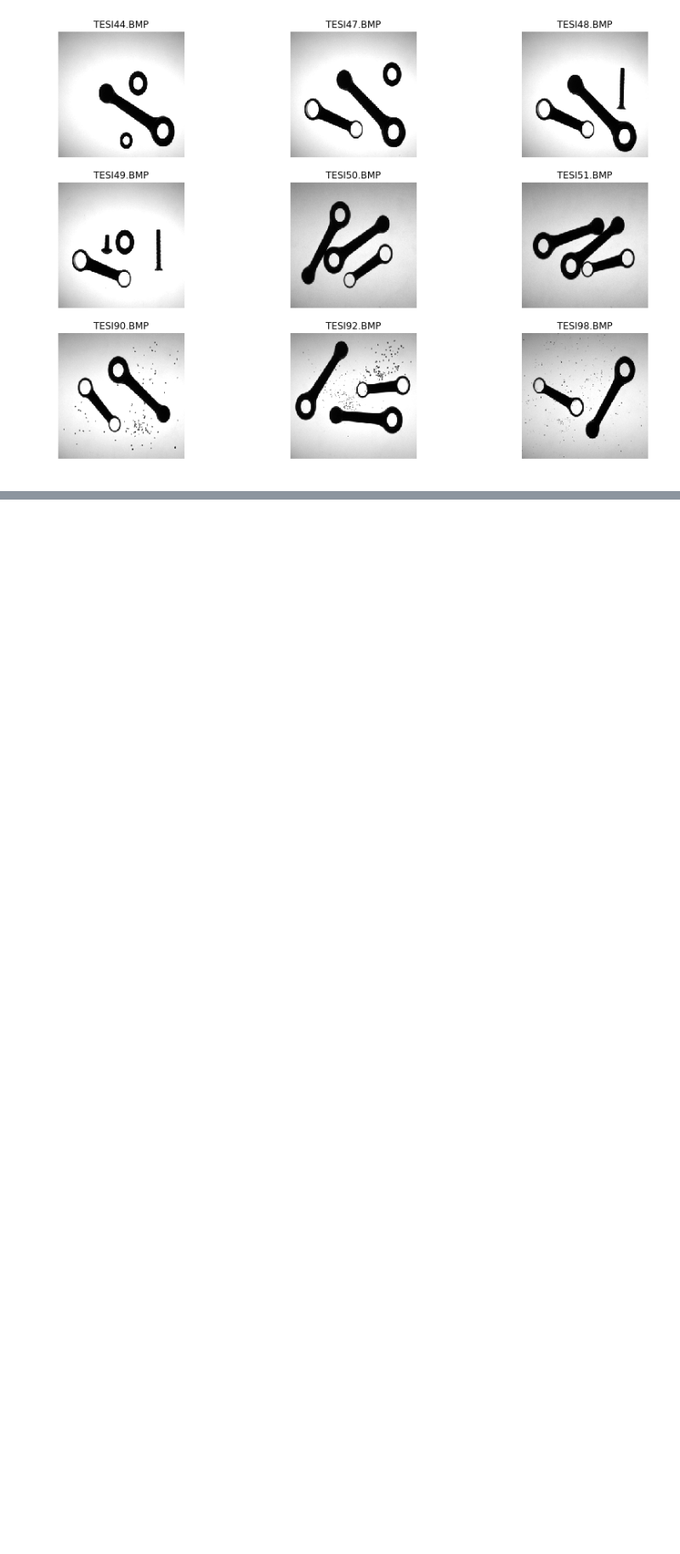
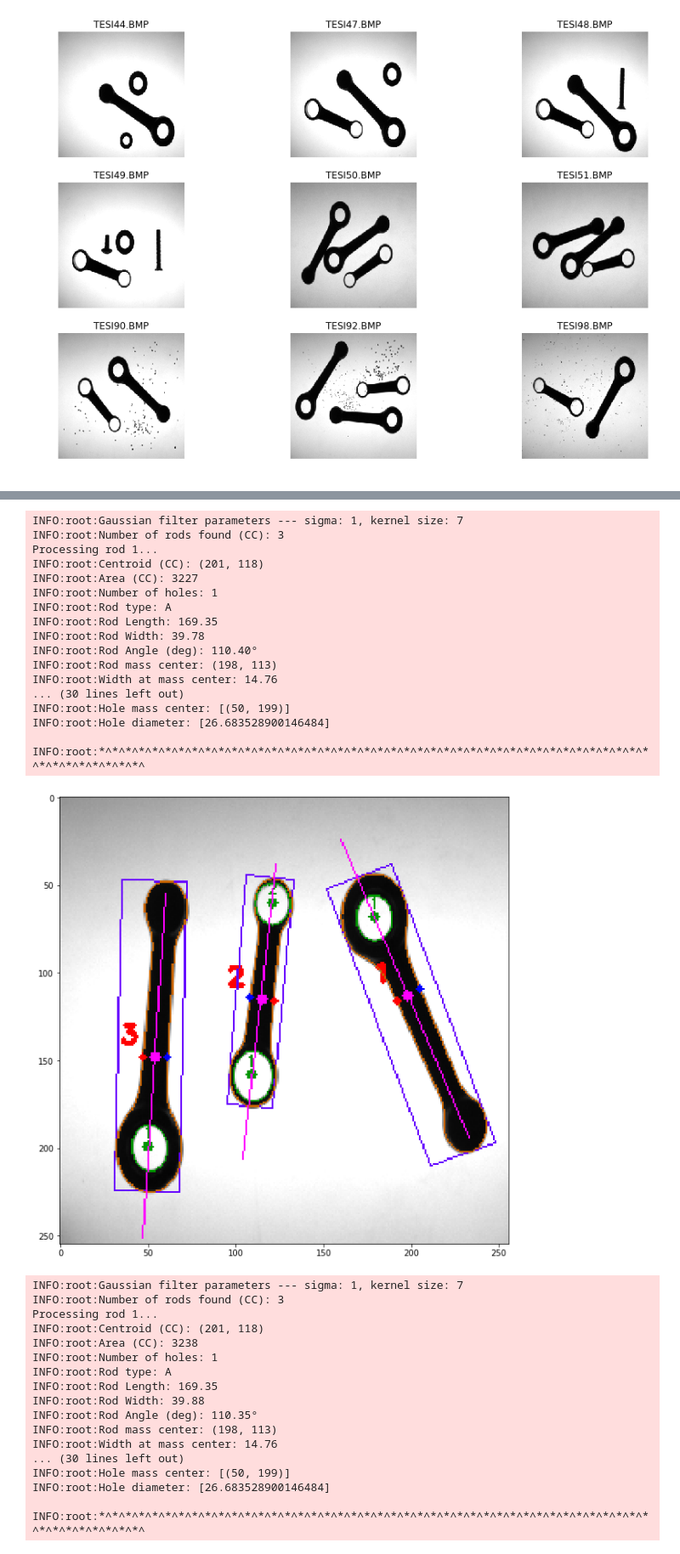
Before and after one commit to Erhtric/motorod-inspection, a Jupyter notebook: VisuInspConnRods.ipynb, the cells around one changed output, grey strips where cells are left out. Shown at 85% size. Saved outputs shown, nothing was run; the diff lists cells and outputs as text; code cells hidden in the pictures; blank space fills up the shorter version.

```diff
--- a/VisuInspConnRods.ipynb
+++ b/VisuInspConnRods.ipynb
@@ -115,0 +154,42 @@ plt.show()
+# %%
+from src.rod_detection import detect_rods_blob
+
+results = {}
+for i in range(6):
+    results[i] = detect_rods_blob(images_1[i], visualize=True)
+# %% [output]
+INFO:root:Gaussian filter parameters --- sigma: 1, kernel size: 7
+INFO:root:Number of rods found (CC): 3
+Processing rod 1...
+INFO:root:Centroid (CC): (201, 118)
+INFO:root:Area (CC): 3227
+INFO:root:Number of holes: 1
+INFO:root:Rod type: A
+INFO:root:Rod Length: 169.35
+INFO:root:Rod Width: 39.78
+INFO:root:Rod Angle (deg): 110.40°
+INFO:root:Rod mass center: (198, 113)
+INFO:root:Width at mass center: 14.76
+... (30 lines left out)
+INFO:root:Hole mass center: [(50, 199)]
+INFO:root:Hole diameter: [26.683528900146484]
+
+INFO:root:*^*^*^*^*^*^*^*^*^*^*^*^*^*^*^*^*^*^*^*^*^*^*^*^*^*^*^*^*^*^*^*^*^*^*^*^*^*^*^*^*^*^*^*^*^*^*^*^*^*^
+[figure, added]
+INFO:root:Gaussian filter parameters --- sigma: 1, kernel size: 7
+INFO:root:Number of rods found (CC): 3
+Processing rod 1...
+INFO:root:Centroid (CC): (201, 118)
+INFO:root:Area (CC): 3238
+INFO:root:Number of holes: 1
+INFO:root:Rod type: A
+INFO:root:Rod Length: 169.35
+INFO:root:Rod Width: 39.88
+INFO:root:Rod Angle (deg): 110.35°
+INFO:root:Rod mass center: (198, 113)
+INFO:root:Width at mass center: 14.76
+... (30 lines left out)
+INFO:root:Hole mass center: [(50, 199)]
+INFO:root:Hole diameter: [26.683528900146484]
+
+INFO:root:*^*^*^*^*^*^*^*^*^*^*^*^*^*^*^*^*^*^*^*^*^*^*^*^*^*^*^*^*^*^*^*^*^*^*^*^*^*^*^*^*^*^*^*^*^*^*^*^*^*^
```
Also changed, not shown: parts of 16 cells of this notebook, 6 other files.
